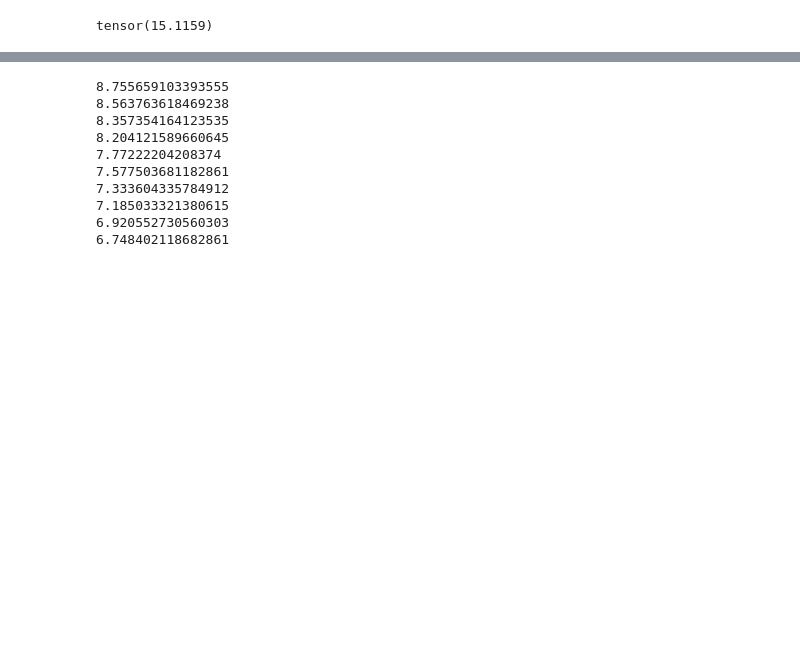
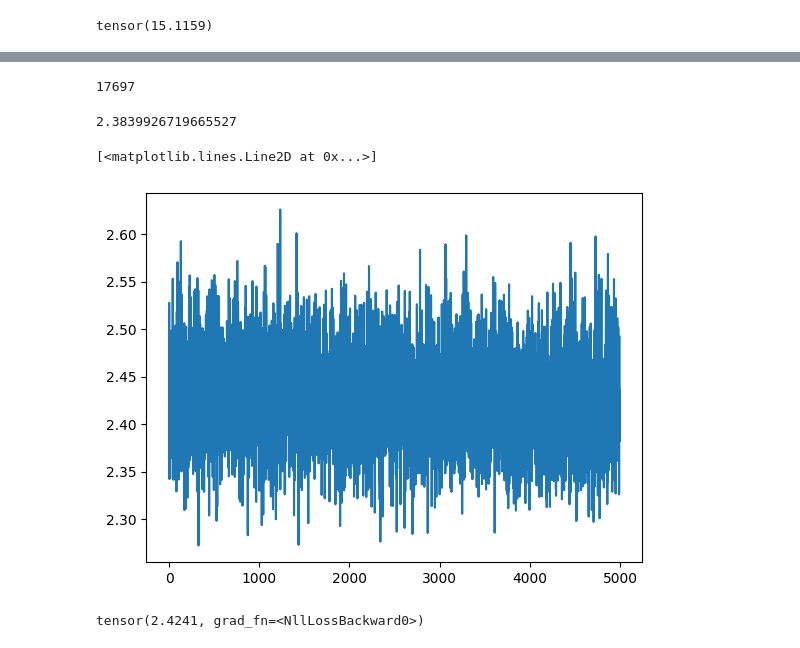
Before and after one commit to 0xsuk/makemore, a Jupyter notebook: mlp.ipynb, the cells around one changed output, grey strips where cells are left out. Saved outputs shown, nothing was run; the diff lists cells and outputs as text; code cells hidden in the pictures; blank space fills up the shorter version.

```diff
--- a/mlp.ipynb
+++ b/mlp.ipynb
@@ -221,27 +227,55 @@ torch.Size([228146, 3])
+# %%
+# init
+featdim = 10
+C  = torch.randn((27, featdim))
+W1 = torch.randn((featdim*block_size, 300)) # 6 = 3 (blocksize) * 2 (embedding dimention) # num of neuron is up to us, 100
+b1 = torch.randn(300)
+W2 = torch.randn(300, 27)
+b2 = torch.randn(27)
+parameters = [C, W1, b1, W2, b2]
+for p in parameters:
+  p.requires_grad = True
+sum(p.nelement() for p in parameters)
+# %% [output]
+17697
 # %%
-for _ in range(10):
+lossi = []
+stepi = []
+for i in range(5000):
+  # minibatch construct
+  ix = torch.randint(0, Xtr.shape[0], (1000,))
+
   # forward pass
-  emb = C[X]
-  h = torch.tanh(emb.view(-1, 6) @ W1 + b1)
+  emb = C[Xtr[ix]] # C(27, 2) #X(datalength, blocksize)
+  h = torch.tanh(emb.view(-1, featdim*block_size) @ W1 + b1)
   logits = h @ W2 + b2
-  loss = F.cross_entropy(logits, Y) # calculate loss much efficiently
-  print(loss.item())
+  loss = F.cross_entropy(logits, Ytr[ix]) # calculate loss much efficiently
+  # print(loss.item())
+
 
   # backward pass
   for p in parameters:
     p.grad = None
   loss.backward()
   # update
   for p in parameters:
-    p.data += -0.1 * p.grad
+    p.data += -0.01 * p.grad
+
+  stepi.append(i)
+  lossi.append(loss.item())
+
+print(loss.item())
+plt.plot(stepi, lossi)
 # %% [output]
-8.755659103393555
-8.563763618469238
-8.357354164123535
-8.204121589660645
-7.77222204208374
-7.577503681182861
-7.333604335784912
-7.185033321380615
-6.920552730560303
-6.748402118682861
+2.3839926719665527
+[<matplotlib.lines.Line2D at 0x...>]
+[figure, added]
+# %%
+#using validation data
+emb  =  C[Xdev]
+h = torch.tanh(emb.view(-1, featdim*block_size) @ W1 + b1)
+logits = h @ W2 + b2
+loss = F.cross_entropy(logits, Ydev)
+loss
+# %% [output]
+tensor(2.4241, grad_fn=<NllLossBackward0>)
```
Also changed, not shown: parts of 4 cells of this notebook.
